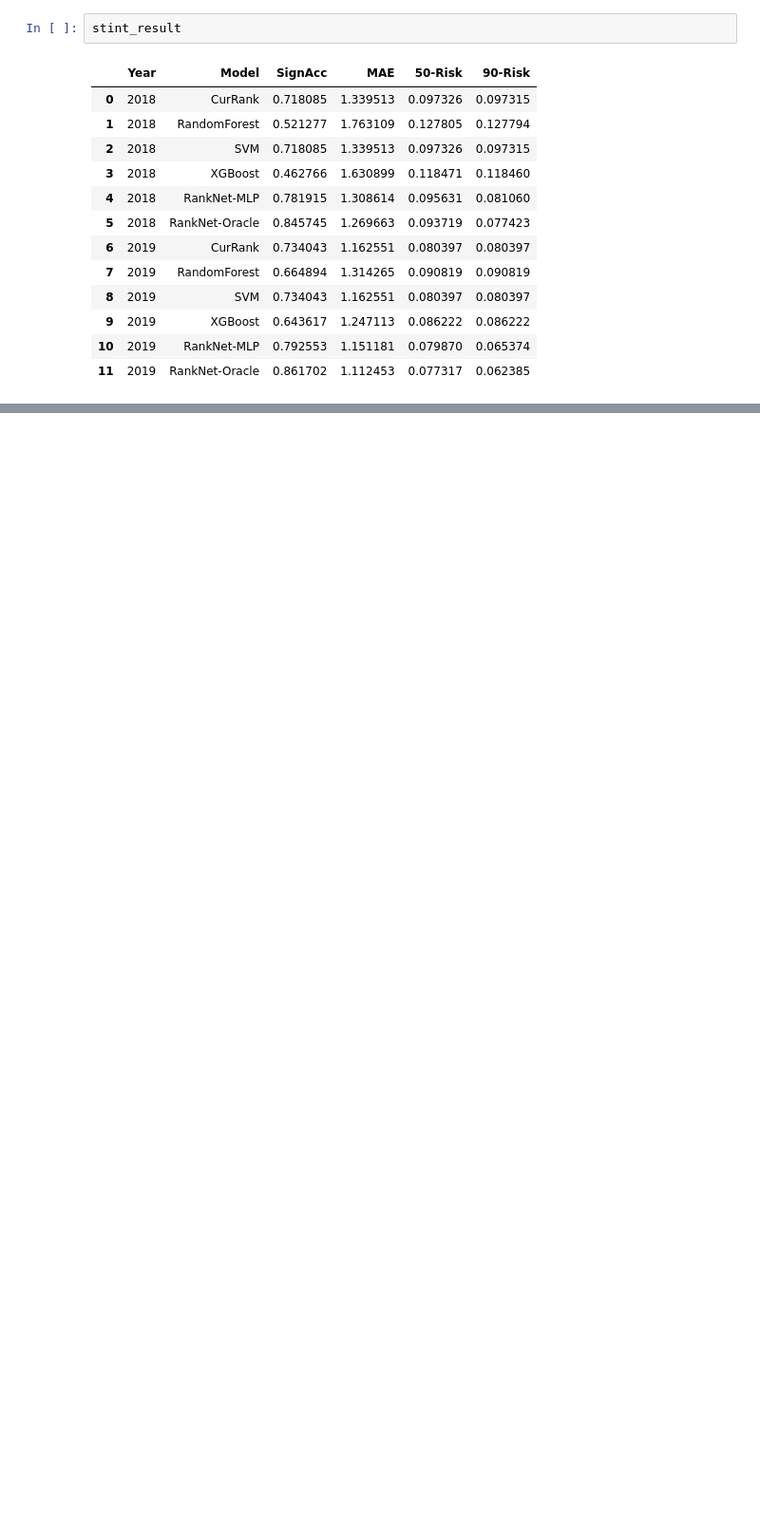
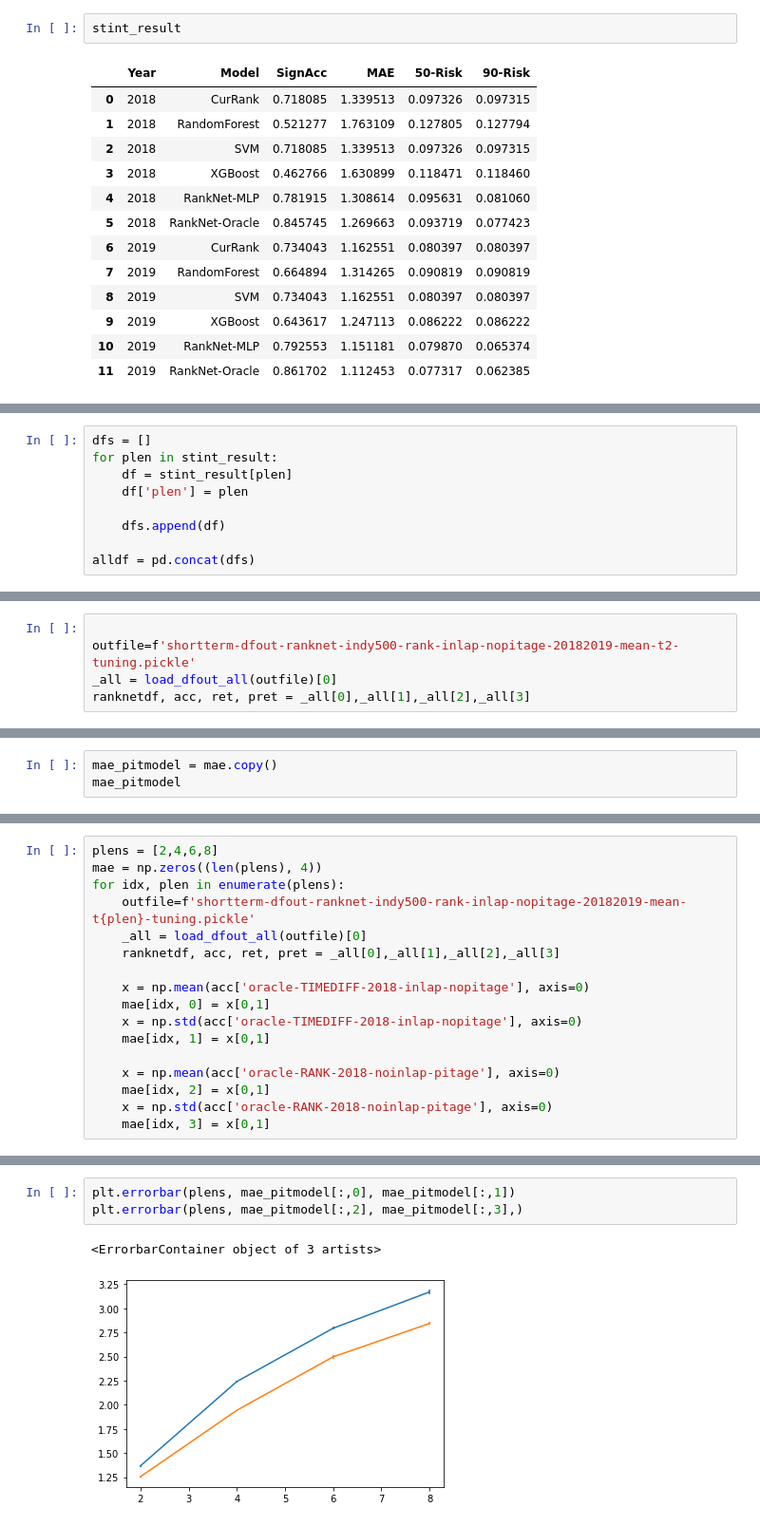
Before and after one commit to DSC-SPIDAL/rankpredictor, a Jupyter notebook: run/22.PaperFinal/notebook/Evaluate-forecasts-paper.ipynb, the cells around one changed output, grey strips where cells are left out. Shown at 95% size. Drawn from its saved outputs; the diff is of its cells as text; blank space fills up the shorter version.

```diff
--- a/run/22.PaperFinal/notebook/Evaluate-forecasts-paper.ipynb
+++ b/run/22.PaperFinal/notebook/Evaluate-forecasts-paper.ipynb
@@ -1802,0 +1880,9 @@ stint_result
+# %%
+dfs = []
+for plen in stint_result:
+    df = stint_result[plen]
+    df['plen'] = plen
+
+    dfs.append(df)
+
+alldf = pd.concat(dfs)
@@ -1802,0 +2078,5 @@ stint_result
+# %%
+
+outfile=f'shortterm-dfout-ranknet-indy500-rank-inlap-nopitage-20182019-mean-t2-tuning.pickle'
+_all = load_dfout_all(outfile)[0]
+ranknetdf, acc, ret, pret = _all[0],_all[1],_all[2],_all[3]
@@ -1802,0 +2140,3 @@ stint_result
+# %%
+mae_pitmodel = mae.copy()
+mae_pitmodel
@@ -1802,0 +2153,17 @@ stint_result
+# %%
+plens = [2,4,6,8]
+mae = np.zeros((len(plens), 4))
+for idx, plen in enumerate(plens):
+    outfile=f'shortterm-dfout-ranknet-indy500-rank-inlap-nopitage-20182019-mean-t{plen}-tuning.pickle'
+    _all = load_dfout_all(outfile)[0]
+    ranknetdf, acc, ret, pret = _all[0],_all[1],_all[2],_all[3]
+
+    x = np.mean(acc['oracle-TIMEDIFF-2018-inlap-nopitage'], axis=0)
+    mae[idx, 0] = x[0,1]
+    x = np.std(acc['oracle-TIMEDIFF-2018-inlap-nopitage'], axis=0)
+    mae[idx, 1] = x[0,1]
+
+    x = np.mean(acc['oracle-RANK-2018-noinlap-pitage'], axis=0)
+    mae[idx, 2] = x[0,1]
+    x = np.std(acc['oracle-RANK-2018-noinlap-pitage'], axis=0)
+    mae[idx, 3] = x[0,1]
@@ -1802,0 +2177,6 @@ stint_result
+# %%
+plt.errorbar(plens, mae_pitmodel[:,0], mae_pitmodel[:,1])
+plt.errorbar(plens, mae_pitmodel[:,2], mae_pitmodel[:,3],)
+# %% [output]
+<ErrorbarContainer object of 3 artists>
+[figure, added]
```
Also changed, not shown: parts of 37 cells of this notebook, 7 other files.
